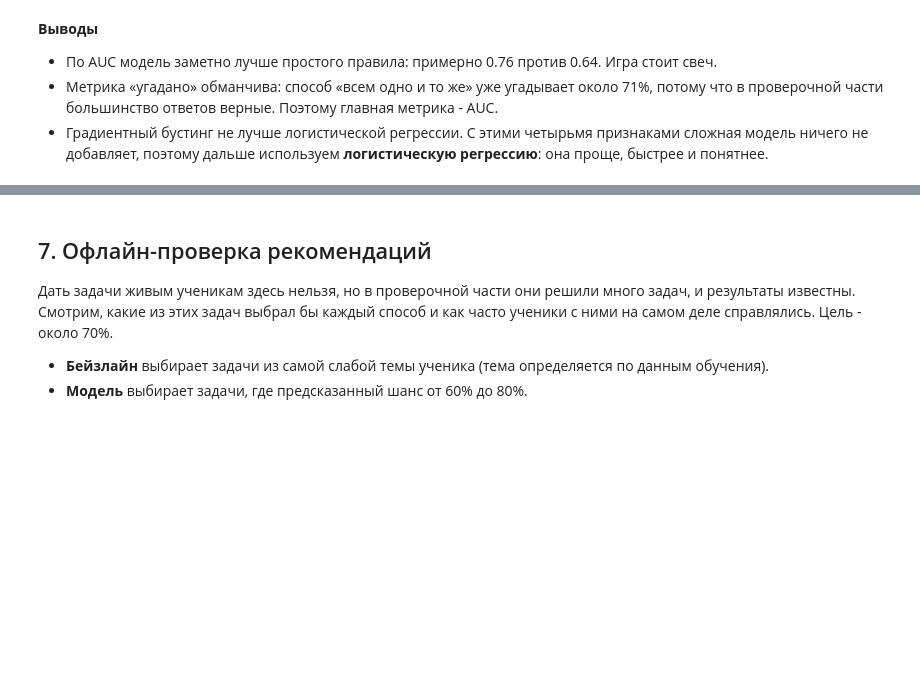
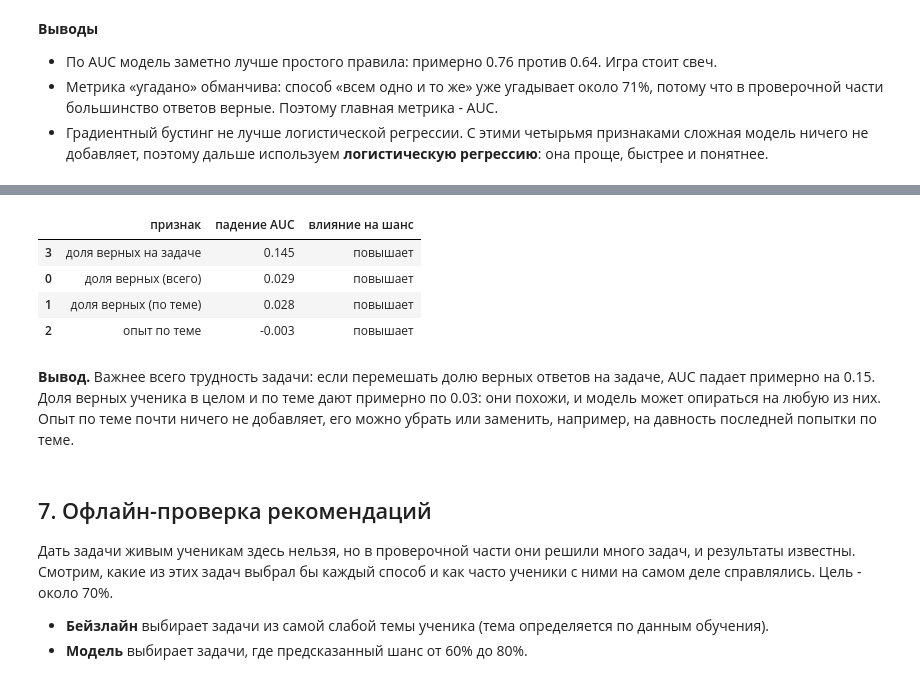
Before and after one commit to polinkabaranova/recsys-tutor, a Jupyter notebook: recsys_tutor.ipynb, the cells around one changed output, grey strips where cells are left out. Cells and saved outputs as stored; diff of their text form; code cells hidden in the pictures; blank space fills up the shorter version.

Commit message:
Добавлена важность признаков

```diff
--- a/recsys_tutor.ipynb
+++ b/recsys_tutor.ipynb
@@ -292,3 +296,22 @@ plt.show()
+# %%
+from sklearn.inspection import permutation_importance
+
+imp = permutation_importance(logreg, X_test, y_test, scoring="roc_auc", n_repeats=5, random_state=42)
+
+importance = pd.DataFrame({
+    "признак": [names[f] for f in features],
+    "падение AUC": imp.importances_mean,
+    "влияние на шанс": ["повышает" if c > 0 else "понижает" for c in logreg.coef_[0]],
+}).sort_values("падение AUC", ascending=False).round(3)
+importance
+# %% [output]
+|  | признак | падение AUC | влияние на шанс |
+| 3 | доля верных на задаче | 0.145 | повышает |
+| 0 | доля верных (всего) | 0.029 | повышает |
+| 1 | доля верных (по теме) | 0.028 | повышает |
+| 2 | опыт по теме | -0.003 | повышает |
+# %% [markdown]
+**Вывод.** Важнее всего трудность задачи: если перемешать долю верных ответов на задаче, AUC падает примерно на 0.15. Доля верных ученика в целом и по теме дают примерно по 0.03: они похожи, и модель может опираться на любую из них. Опыт по теме почти ничего не добавляет, его можно убрать или заменить, например, на давность последней попытки по теме.
 # %% [markdown]
 ## 7. Офлайн-проверка рекомендаций
 
```
Also changed, not shown: parts of 1 cell of this notebook.
